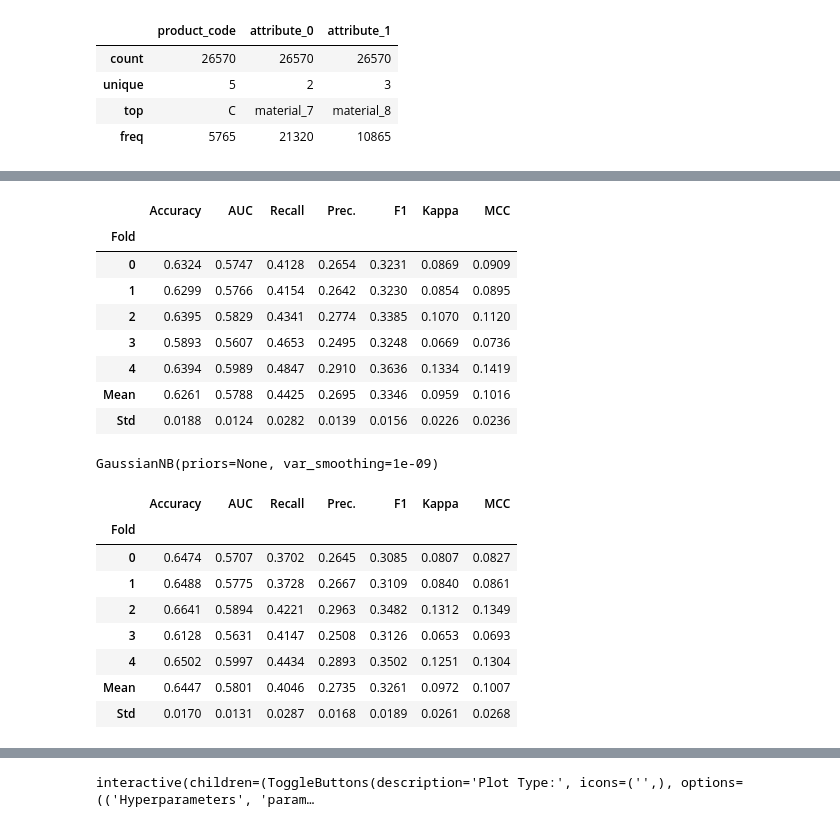
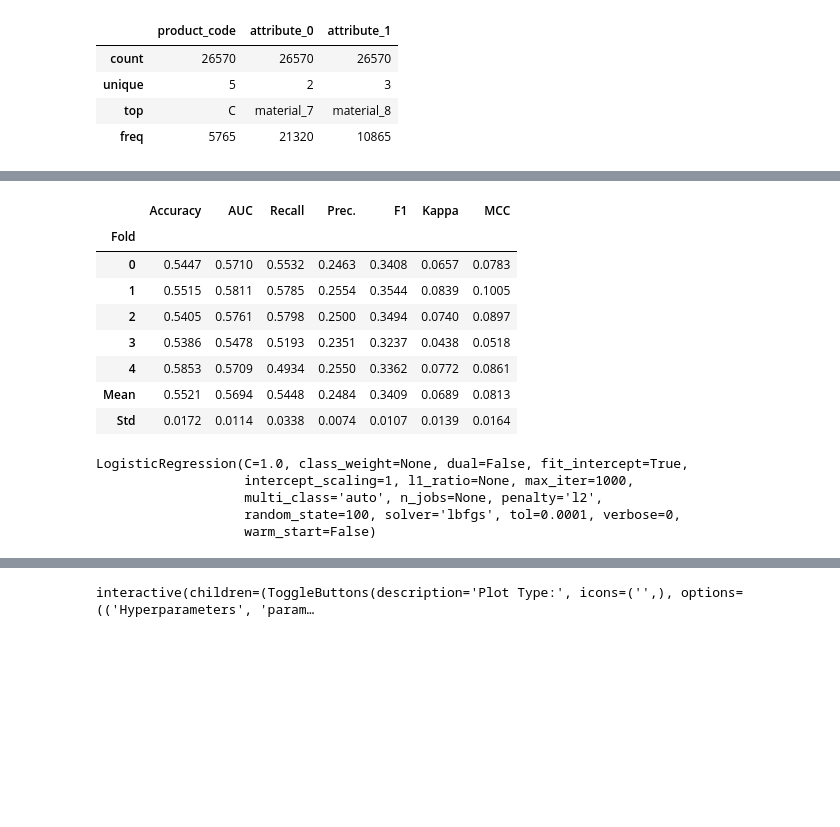
Before and after one commit to Vasan-th/Summer-School-2022, a Jupyter notebook: tpu-pycaret.ipynb, the cells around one changed output, grey strips where cells are left out. Drawn from its saved outputs; the diff is of its cells as text; code cells hidden in the pictures; blank space fills up the shorter version.

```diff
--- a/tpu-pycaret.ipynb
+++ b/tpu-pycaret.ipynb
@@ -137,31 +179,23 @@ models()
 # %%
-blender_soft = blend_models(compare_models(include = ['lr', 'nb', 'lightgbm', 'ridge', 'ada', 'xgboost'], n_select = 3,
+blender_soft = blend_models(compare_models(include = ['lr', 'nb', 'rf', 'lightgbm', 'ridge', 'ada', 'xgboost'], n_select = 3,
                                            sort = 'AUC'),
                             method = 'soft', weights = [0.5,0.3,0.2],
                             choose_better = True)
 # %% [output]
 |  | Accuracy | AUC | Recall | Prec. | F1 | Kappa | MCC |
 | Fold |  |  |  |  |  |  |  |
-| 0 | 0.6324 | 0.5747 | 0.4128 | 0.2654 | 0.3231 | 0.0869 | 0.0909 |
-| 1 | 0.6299 | 0.5766 | 0.4154 | 0.2642 | 0.3230 | 0.0854 | 0.0895 |
-| 2 | 0.6395 | 0.5829 | 0.4341 | 0.2774 | 0.3385 | 0.1070 | 0.1120 |
-| 3 | 0.5893 | 0.5607 | 0.4653 | 0.2495 | 0.3248 | 0.0669 | 0.0736 |
-| 4 | 0.6394 | 0.5989 | 0.4847 | 0.2910 | 0.3636 | 0.1334 | 0.1419 |
-| Mean | 0.6261 | 0.5788 | 0.4425 | 0.2695 | 0.3346 | 0.0959 | 0.1016 |
-| Std | 0.0188 | 0.0124 | 0.0282 | 0.0139 | 0.0156 | 0.0226 | 0.0236 |
+| 0 | 0.5447 | 0.5710 | 0.5532 | 0.2463 | 0.3408 | 0.0657 | 0.0783 |
+| 1 | 0.5515 | 0.5811 | 0.5785 | 0.2554 | 0.3544 | 0.0839 | 0.1005 |
+| 2 | 0.5405 | 0.5761 | 0.5798 | 0.2500 | 0.3494 | 0.0740 | 0.0897 |
+| 3 | 0.5386 | 0.5478 | 0.5193 | 0.2351 | 0.3237 | 0.0438 | 0.0518 |
+| 4 | 0.5853 | 0.5709 | 0.4934 | 0.2550 | 0.3362 | 0.0772 | 0.0861 |
+| Mean | 0.5521 | 0.5694 | 0.5448 | 0.2484 | 0.3409 | 0.0689 | 0.0813 |
+| Std | 0.0172 | 0.0114 | 0.0338 | 0.0074 | 0.0107 | 0.0139 | 0.0164 |
 # %%
 blender_soft
 # %% [output]
-GaussianNB(priors=None, var_smoothing=1e-09)
+LogisticRegression(C=1.0, class_weight=None, dual=False, fit_intercept=True,
+                   intercept_scaling=1, l1_ratio=None, max_iter=1000,
+                   multi_class='auto', n_jobs=None, penalty='l2',
+                   random_state=100, solver='lbfgs', tol=0.0001, verbose=0,
+                   warm_start=False)
-# %%
-tuned_blend = tune_model(blender_soft)
-# %% [output]
-|  | Accuracy | AUC | Recall | Prec. | F1 | Kappa | MCC |
-| Fold |  |  |  |  |  |  |  |
-| 0 | 0.6474 | 0.5707 | 0.3702 | 0.2645 | 0.3085 | 0.0807 | 0.0827 |
-| 1 | 0.6488 | 0.5775 | 0.3728 | 0.2667 | 0.3109 | 0.0840 | 0.0861 |
-| 2 | 0.6641 | 0.5894 | 0.4221 | 0.2963 | 0.3482 | 0.1312 | 0.1349 |
-| 3 | 0.6128 | 0.5631 | 0.4147 | 0.2508 | 0.3126 | 0.0653 | 0.0693 |
-| 4 | 0.6502 | 0.5997 | 0.4434 | 0.2893 | 0.3502 | 0.1251 | 0.1304 |
-| Mean | 0.6447 | 0.5801 | 0.4046 | 0.2735 | 0.3261 | 0.0972 | 0.1007 |
-| Std | 0.0170 | 0.0131 | 0.0287 | 0.0168 | 0.0189 | 0.0261 | 0.0268 |
```
Also changed, not shown: parts of 13 cells of this notebook.
